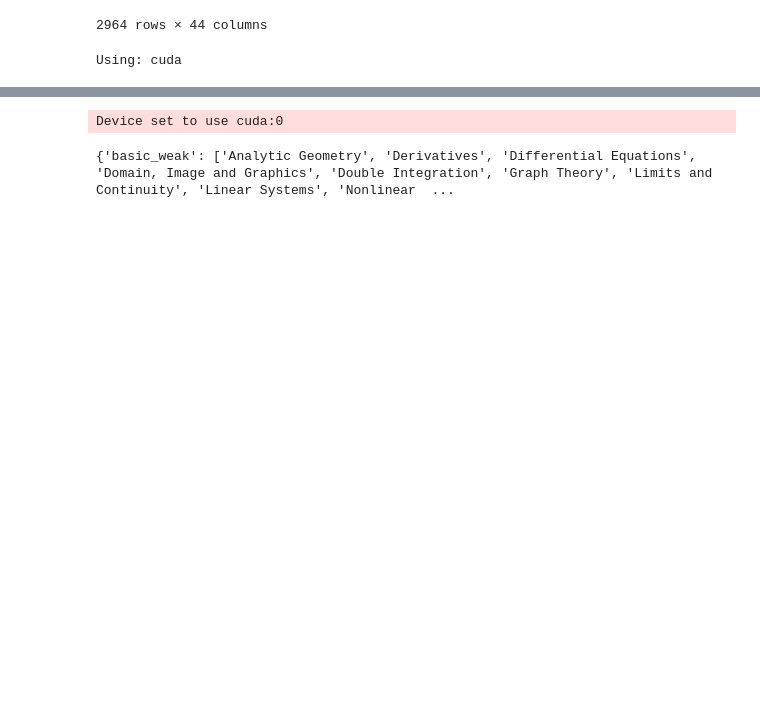
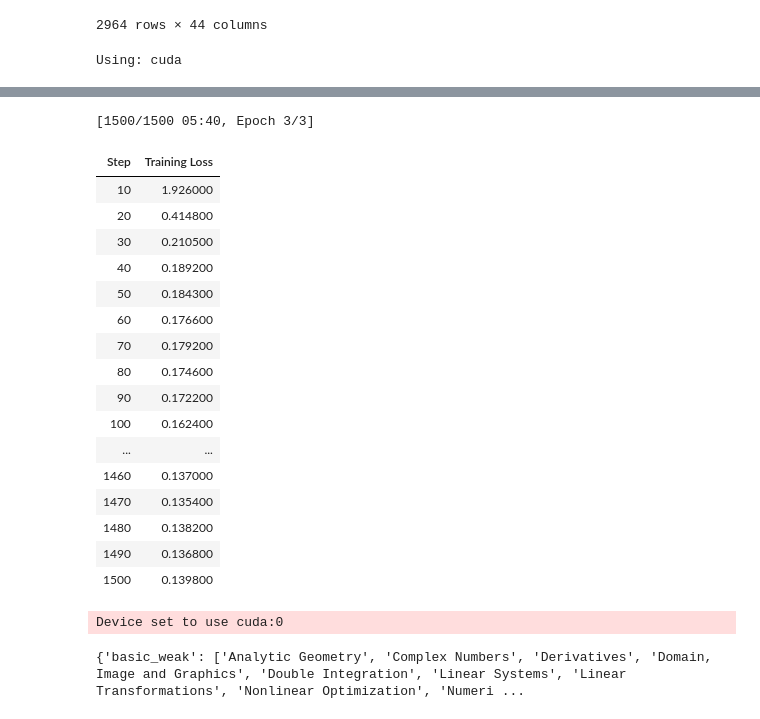
Before and after one commit to JaiVR/Intelligent-Tutoring-System, a Jupyter notebook: RNN.ipynb, the cells around one changed output, grey strips where cells are left out. Saved outputs shown, nothing was run; the diff lists cells and outputs as text; code cells hidden in the pictures; blank space fills up the shorter version.

Commit message:
fine tuned gpt2 for better text generation

```diff
--- a/RNN.ipynb
+++ b/RNN.ipynb
@@ -320,3 +320,47 @@ def analyze_student(model, student_seq_tensor, subtopic_names, threshold=0.5):
         "adv_weak": adv_weak,
         "topic_scores": dict(zip(subtopic_names, topic_scores.tolist())),
     }
+# %%
+from datasets import load_dataset
+from transformers import AutoTokenizer, AutoModelForCausalLM, Trainer, TrainingArguments, DataCollatorForLanguageModeling
+import torch
+
+dataset = load_dataset("json", data_files={"train": "train.jsonl"}, split="train")
+
+model_name = "EleutherAI/gpt-neo-125M"
+tokenizer = AutoTokenizer.from_pretrained(model_name)
+tokenizer.pad_token = tokenizer.eos_token
+model = AutoModelForCausalLM.from_pretrained(model_name)
+
+def tokenize(example):
+    full_text = f"Prompt: {example['prompt']}\nResponse: {example['response']}"
+    return tokenizer(full_text, truncation=True, padding="max_length", max_length=256)
+
+dataset = dataset.map(tokenize, batched=False)
+dataset.set_format(type="torch", columns=["input_ids", "attention_mask"])
+
+training_args = TrainingArguments(
+    output_dir="E:/gpt-neo-checkpoints",
+    overwrite_output_dir=True,
+    num_train_epochs=3,
+    per_device_train_batch_size=2,
+    save_strategy="epoch",
+    save_total_limit=1,
+    logging_steps=10,
+    logging_dir="E:/gpt-neo-logs",
+    fp16=torch.cuda.is_available()
+)
+
+data_collator = DataCollatorForLanguageModeling(tokenizer=tokenizer, mlm=False)
+
+trainer = Trainer(
+    model=model,
+    args=training_args,
+    train_dataset=dataset,
+    tokenizer=tokenizer,
+    data_collator=data_collator,
+)
+
+trainer.train()
+trainer.save_model("E:/gpt-neo-feedback-finetuned")
+# %% [output]
@@ -323,3 +368,21 @@ def analyze_student(model, student_seq_tensor, subtopic_names, threshold=0.5):
+[1500/1500 05:40, Epoch 3/3]
+| Step | Training Loss |
+| 10 | 1.926000 |
+| 20 | 0.414800 |
+| 30 | 0.210500 |
+| 40 | 0.189200 |
+| 50 | 0.184300 |
+| 60 | 0.176600 |
+| 70 | 0.179200 |
+| 80 | 0.174600 |
+| 90 | 0.172200 |
+| 100 | 0.162400 |
+| ... | ... |
+| 1460 | 0.137000 |
+| 1470 | 0.135400 |
+| 1480 | 0.138200 |
+| 1490 | 0.136800 |
+| 1500 | 0.139800 |
 # %%
 from transformers import AutoTokenizer, AutoModelForCausalLM, pipeline
 
@@ -400,7 +463,7 @@ subtopic_names = [col.replace("Subtopic_", "") for col in subtopic_columns]
 model = RNN(input_dim=X_padded.shape[2], hidden_dim=64, num_subtopics=num_subtopics)
 model.to(device)
 
-student_seq = X_tensor[25]
+student_seq = X_tensor[100]
 if len(student_seq.shape) == 1:
     student_seq = student_seq.unsqueeze(0)
 
@@ -412,7 +475,7 @@ subtopic_names = [col.replace("Subtopic_", "") for col in df.columns if col.star
 result = analyze_student(model, student_seq, subtopic_names)
 print(result)
 # %% [output]
-{'basic_weak': ['Analytic Geometry', 'Derivatives', 'Differential Equations', 'Domain, Image and Graphics', 'Double Integration', 'Graph Theory', 'Limits and Continuity', 'Linear Systems', 'Nonlinear  ...
+{'basic_weak': ['Analytic Geometry', 'Complex Numbers', 'Derivatives', 'Domain, Image and Graphics', 'Double Integration', 'Linear Systems', 'Linear Transformations', 'Nonlinear Optimization', 'Numeri ...
 # %%
 feedback = generate_feedback(result)
 print(feedback)
```
Also changed, not shown: parts of 7 cells of this notebook, 4 other files.
